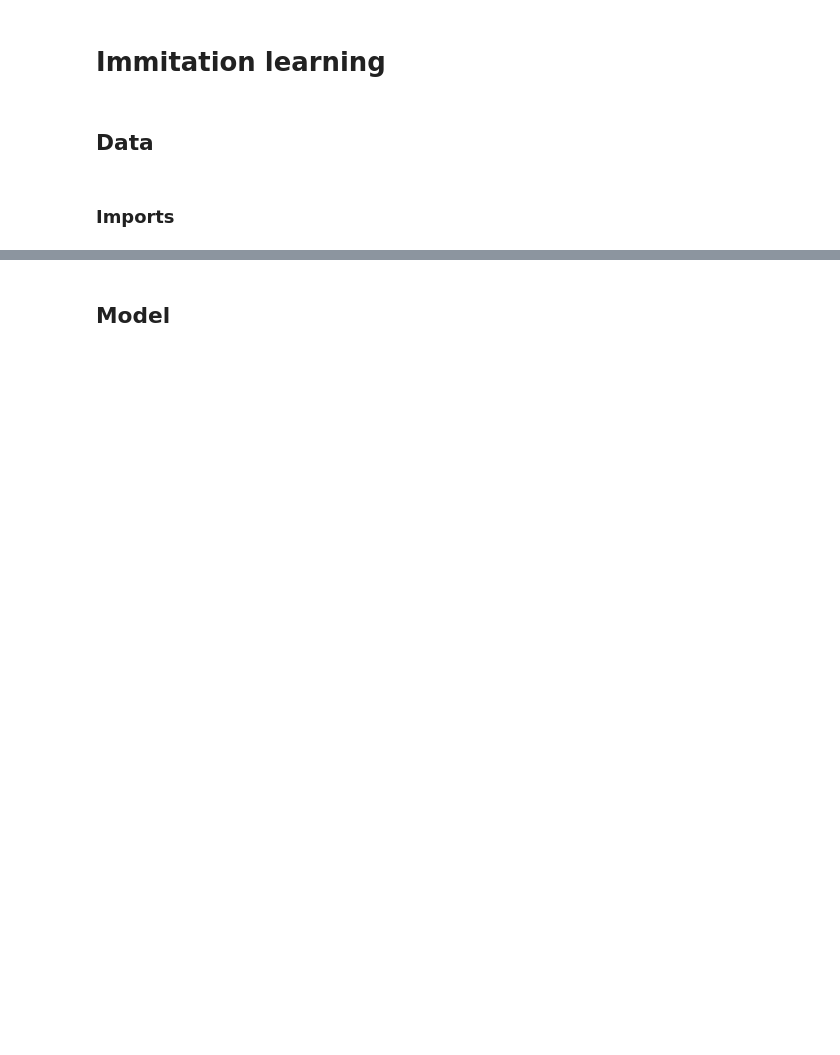
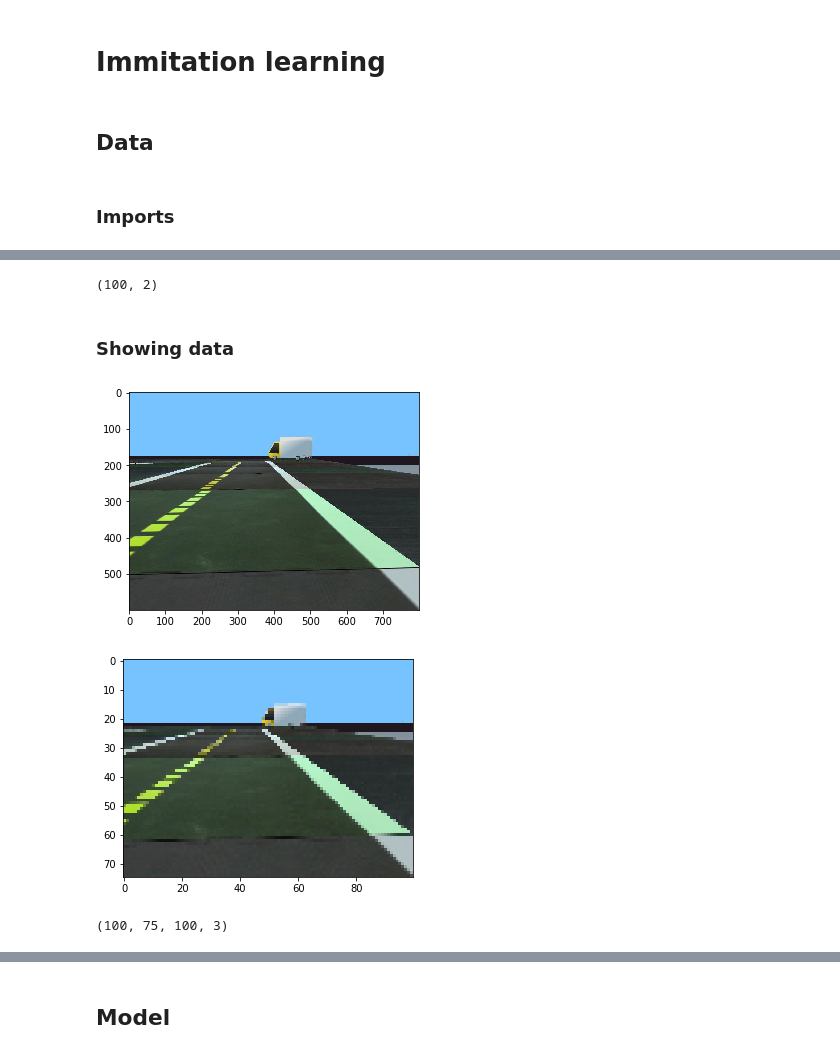
Before and after one commit to PXLMicromobility/Imitation-learning, a Jupyter notebook: Imitation_learning.ipynb, the cells around one changed output, grey strips where cells are left out. Cells and saved outputs as stored; diff of their text form; code cells hidden in the pictures; blank space fills up the shorter version.

```diff
--- a/Imitation_learning.ipynb
+++ b/Imitation_learning.ipynb
@@ -22,7 +44,7 @@ img_df = []
 
 images_folder = 'images'
 # Due to memory problems, we can only read 5000 images at a time
-images = os.listdir(images_folder)[:5000]
+images = os.listdir(images_folder)[:100]
 
 for index, file in enumerate(images):
     img_df.append(np.array(Image.open(f'{images_folder}/{file}'), dtype=np.uint8))
@@ -46,0 +75,8 @@ img_df.shape
+# %%
+tab_df = pd.read_csv('tabular.csv', sep=',')[:100]
+tab_df = tab_df[['joy_x', 'joy_y']]
+tab_df.shape
+# %% [output]
+(100, 2)
+# %% [markdown]
+### Showing data
@@ -46,0 +85,27 @@ img_df.shape
+# %%
+def show(image, title=None):
+    plt.imshow(
+        image,
+        vmin=0, vmax=255 # , cmap='rgb'
+    )
+    if title is not None:
+        plt.title(title)
+
+    plt.show()
+# %%
+import cv2 as cv
+
+ratio = 1 / 8
+
+img = np.array(img_df[5:6]).reshape(600,800,3)
+
+height = int(img.shape[0] * ratio)
+width = int(img.shape[1] * ratio)
+
+test = cv.resize(img, (width,height))
+# %%
+show(img)
+show(test)
+# %% [output]
+[figure, added]
+[figure, added]
@@ -46,0 +127,4 @@ img_df.shape
+# %%
+images.shape
+# %% [output]
+(100, 75, 100, 3)
```
Also changed, not shown: parts of 18 cells of this notebook, 1 other file.
